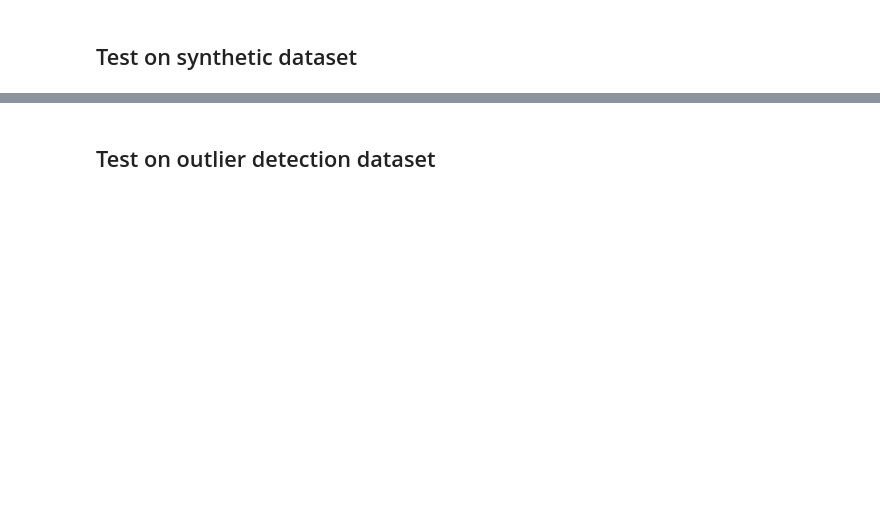
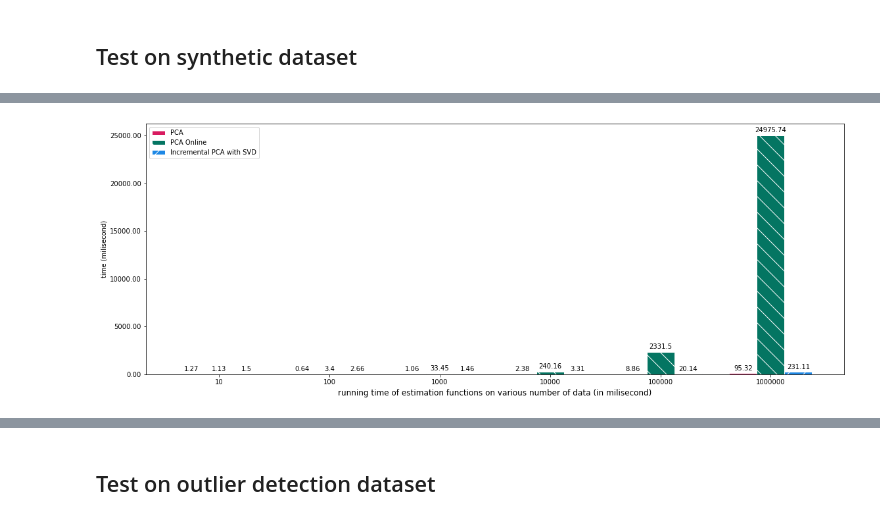
Before and after one commit to egawati/exos, a Jupyter notebook: sources/notebook/estimation_function_test.ipynb, the cells around one changed output, grey strips where cells are left out. Cells and saved outputs as stored; diff of their text form; code cells hidden in the pictures; blank space fills up the shorter version.

```diff
--- a/sources/notebook/estimation_function_test.ipynb
+++ b/sources/notebook/estimation_function_test.ipynb
@@ -269,0 +302,8 @@ df_synthetic3.round(decimals=2)
+# %%
+label = 'total_data'
+title = 'running time of estimation functions on various number of data (in milisecond)'
+metric = 'time'
+draw_bar_chart(df_synthetic1, label, title, metric, timeunit='milisecond', figwidth=8, figheight=6,
+                   colors=('#D81B60', '#047562', '#1E88E5'), hatch=('-', '\\', '/'))
+# %% [output]
+[figure, added]
```
Also changed, not shown: parts of 24 cells of this notebook, 7 other files.
